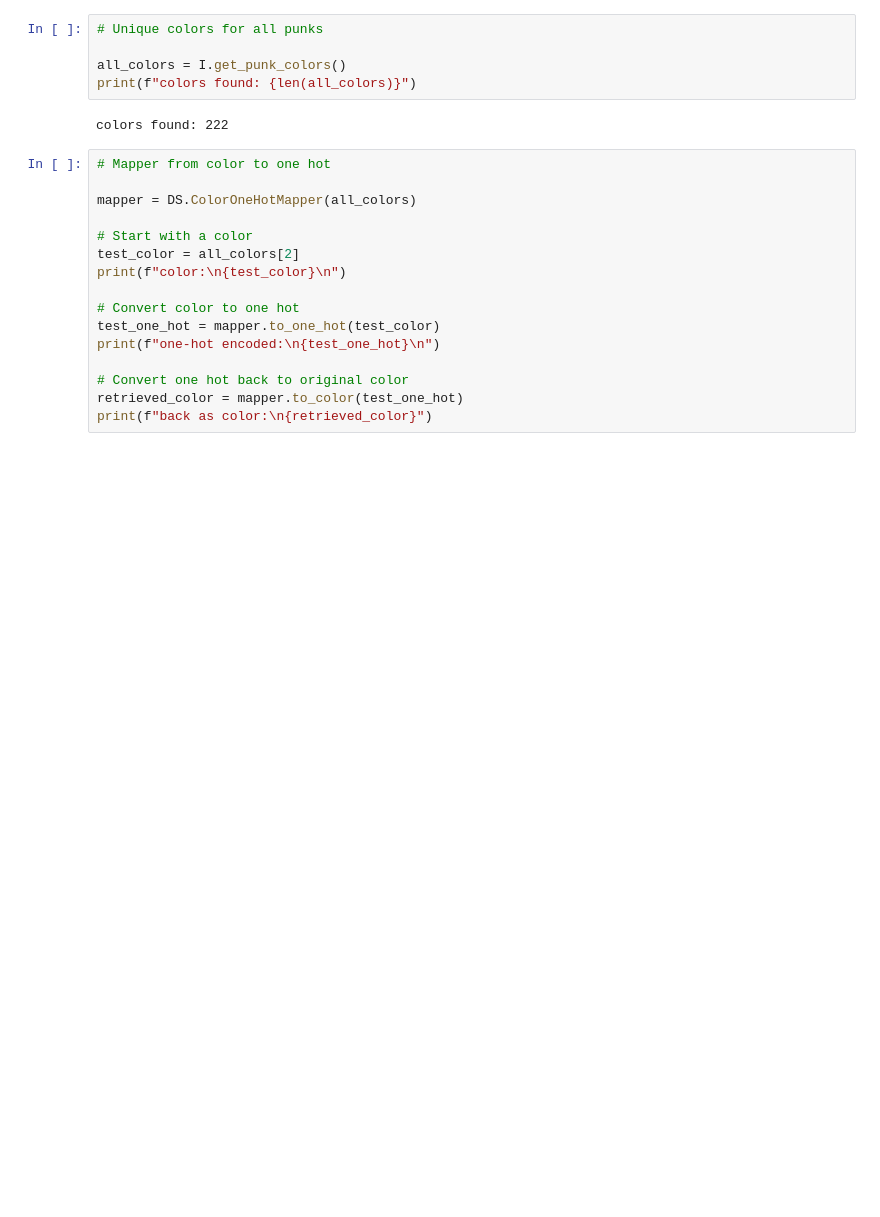
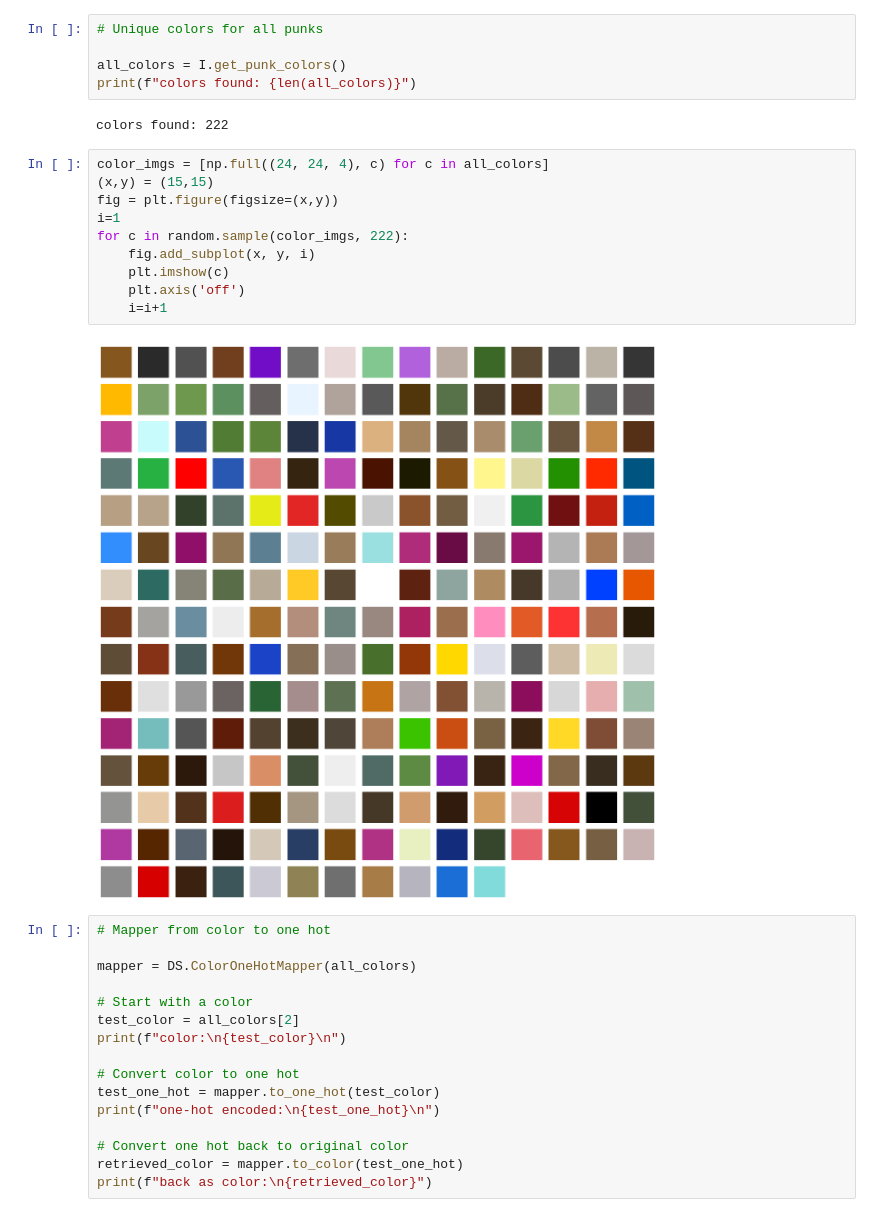
Before and after one commit to tnn1t1s/pallets, a Jupyter notebook: nb/pallets.ipynb, the cells around one changed output. Cells and saved outputs as stored; diff of their text form; blank space fills up the shorter version.

```diff
--- a/nb/pallets.ipynb
+++ b/nb/pallets.ipynb
@@ -102,6 +103,18 @@ all_colors = I.get_punk_colors()
 print(f"colors found: {len(all_colors)}")
 # %% [output]
 colors found: 222
+# %%
+color_imgs = [np.full((24, 24, 4), c) for c in all_colors]
+(x,y) = (15,15)
+fig = plt.figure(figsize=(x,y))
+i=1
+for c in random.sample(color_imgs, 222):
+    fig.add_subplot(x, y, i)
+    plt.imshow(c)
+    plt.axis('off')
+    i=i+1
+# %% [output]
+[figure, added]
 # %%
 # Mapper from color to one hot
 
```
Also changed, not shown: parts of 21 cells of this notebook.
